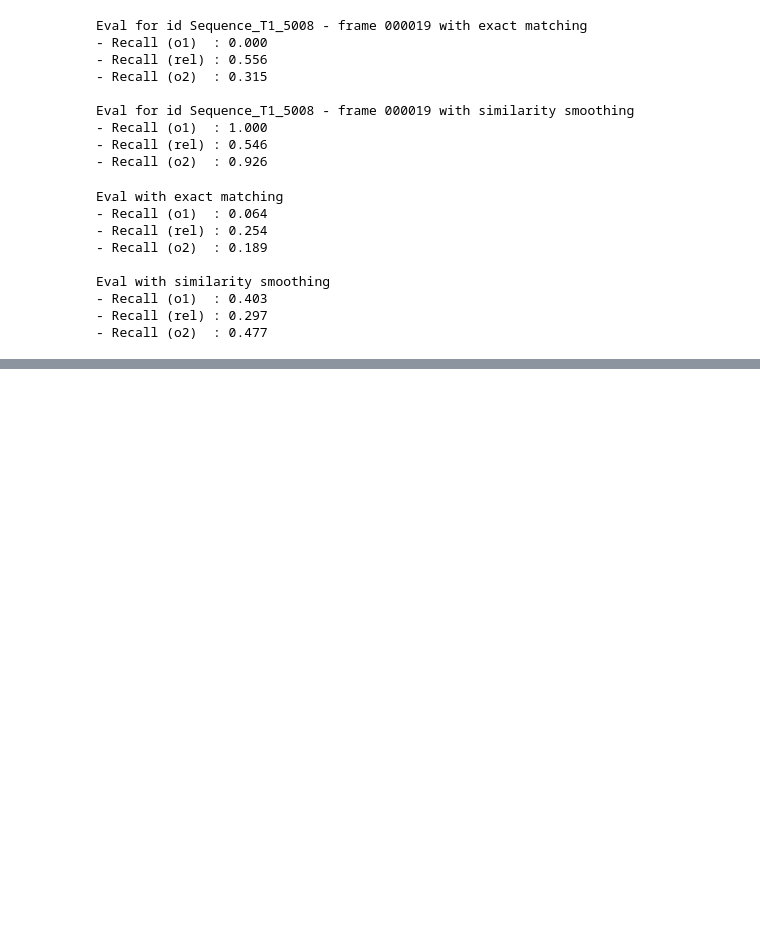
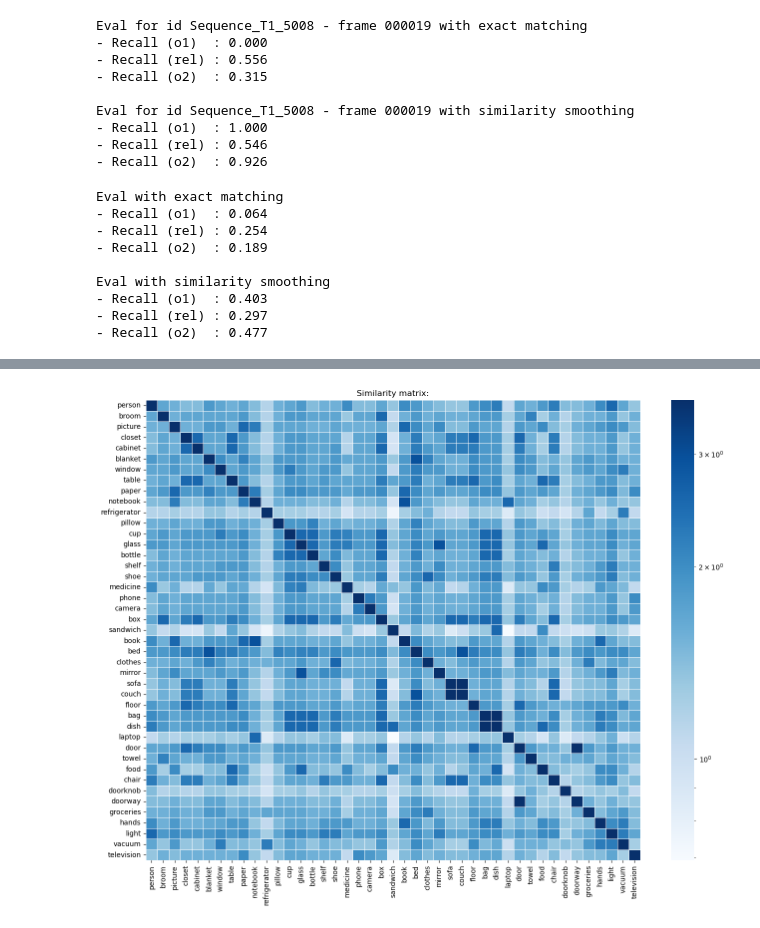
Before and after one commit to FabioLusha/video-neurosymbolic, a Jupyter notebook: star_code/experiments/week_0416_zs_cot_chat_prompting_gemma3_4b.ipynb, the cells around one changed output, grey strips where cells are left out. Cells and saved outputs as stored; diff of their text form; code cells hidden in the pictures; blank space fills up the shorter version.

```diff
--- a/star_code/experiments/week_0416_zs_cot_chat_prompting_gemma3_4b.ipynb
+++ b/star_code/experiments/week_0416_zs_cot_chat_prompting_gemma3_4b.ipynb
@@ -1414,0 +1555,7 @@ Eval with similarity smoothing
+# %%
+from matplotlib.colors import LogNorm
+
+# Using log scale for lch since is a log based sim function
+sim_heatmap(lch_sim, gt_obj_words, cmap="Blues", norm=LogNorm())
+# %% [output]
+[figure, added]
```
Also changed, not shown: parts of 45 cells of this notebook.
